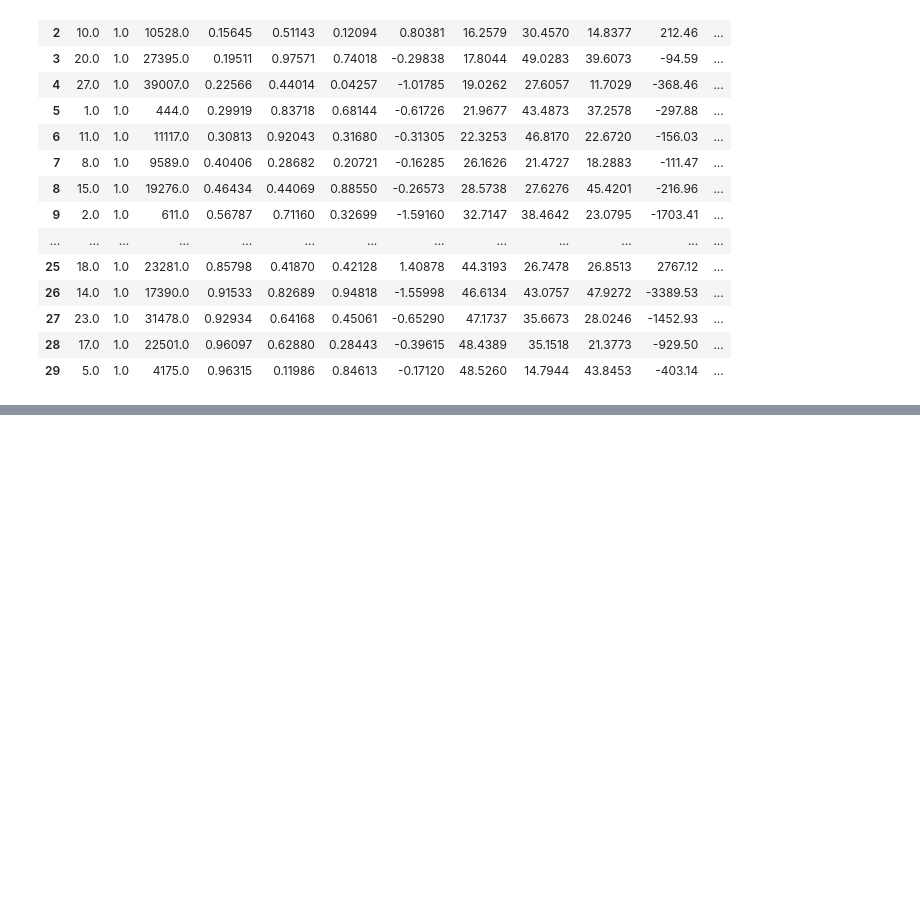
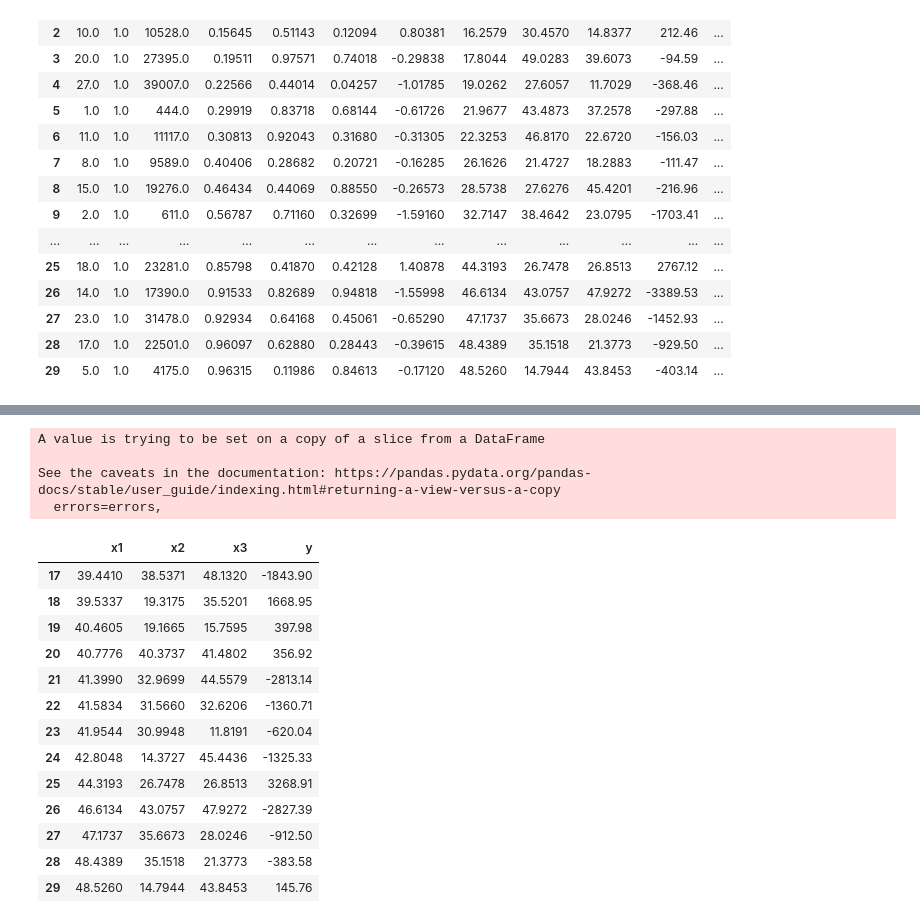
Before and after one commit to iam-fern/Research, a Jupyter notebook: GQ_tese1.ipynb, the cells around one changed output, grey strips where cells are left out. Saved outputs shown, nothing was run; the diff lists cells and outputs as text; code cells hidden in the pictures; blank space fills up the shorter version.

```diff
--- a/GQ_tese1.ipynb
+++ b/GQ_tese1.ipynb
@@ -199,0 +264,23 @@ new_table_sort
+# %%
+# ลบ  colum
+table2.drop(['no', 'id', 'j', 'a', 'b', 'c', 'z', 'E'], axis=1, inplace=True)
+table2
+# %% [output]
+A value is trying to be set on a copy of a slice from a DataFrame
+
+See the caveats in the documentation: https://pandas.pydata.org/pandas-docs/stable/user_guide/indexing.html#returning-a-view-versus-a-copy
+  errors=errors,
+|  | x1 | x2 | x3 | y |
+| 17 | 39.4410 | 38.5371 | 48.1320 | -1843.90 |
+| 18 | 39.5337 | 19.3175 | 35.5201 | 1668.95 |
+| 19 | 40.4605 | 19.1665 | 15.7595 | 397.98 |
+| 20 | 40.7776 | 40.3737 | 41.4802 | 356.92 |
+| 21 | 41.3990 | 32.9699 | 44.5579 | -2813.14 |
+| 22 | 41.5834 | 31.5660 | 32.6206 | -1360.71 |
+| 23 | 41.9544 | 30.9948 | 11.8191 | -620.04 |
+| 24 | 42.8048 | 14.3727 | 45.4436 | -1325.33 |
+| 25 | 44.3193 | 26.7478 | 26.8513 | 3268.91 |
+| 26 | 46.6134 | 43.0757 | 47.9272 | -2827.39 |
+| 27 | 47.1737 | 35.6673 | 28.0246 | -912.50 |
+| 28 | 48.4389 | 35.1518 | 21.3773 | -383.58 |
+| 29 | 48.5260 | 14.7944 | 43.8453 | 145.76 |
```
Also changed, not shown: parts of 5 cells of this notebook.
